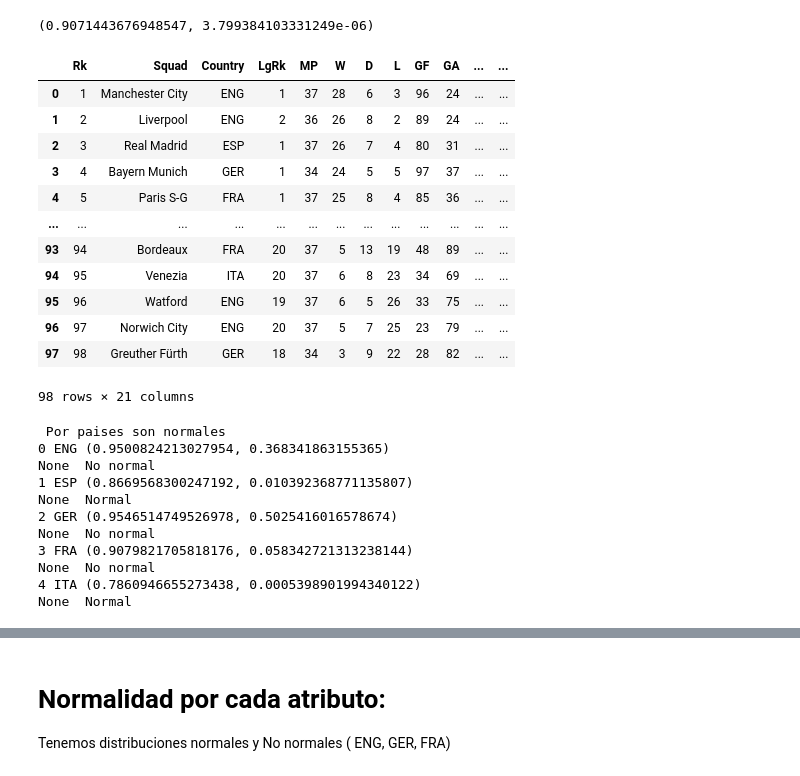
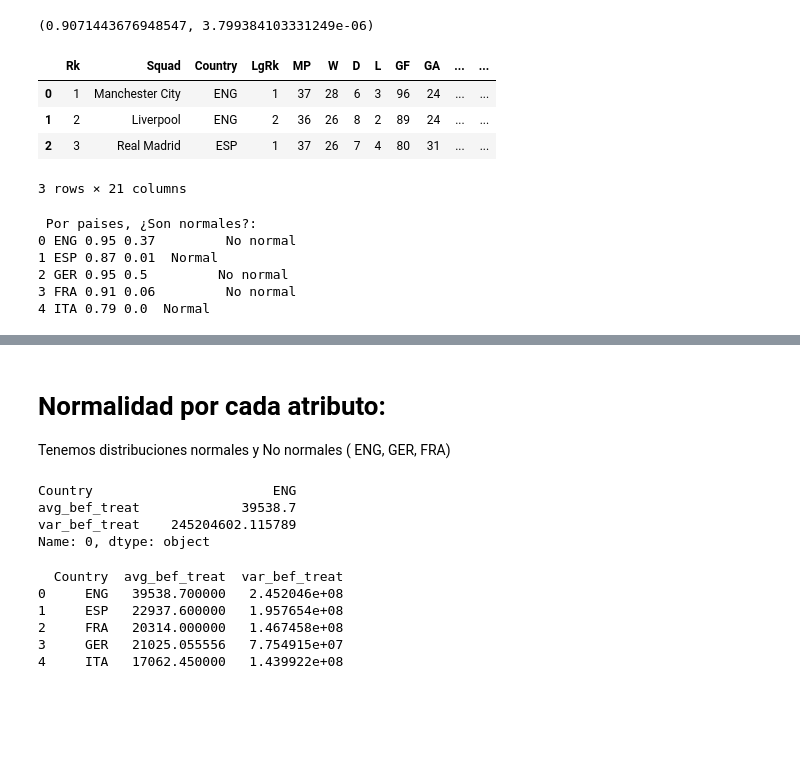
Before and after one commit to JMML2021/Tasca-M5-T01-Exercicis-d-Hipotesis-Testing., a Jupyter notebook: Tasca_M5_T01_Exercicis_d'Hipotesis_Testing.ipynb, the cells around one changed output, grey strips where cells are left out. Saved outputs shown, nothing was run; the diff lists cells and outputs as text; code cells hidden in the pictures; blank space fills up the shorter version.

```diff
--- a/Tasca_M5_T01_Exercicis_d'Hipotesis_Testing.ipynb
+++ b/Tasca_M5_T01_Exercicis_d'Hipotesis_Testing.ipynb
@@ -166,52 +166,64 @@ shapiro_test
 # %% [output]
 (0.9071443676948547, 3.799384103331249e-06)
 # %%
-df1
+df1[0:3]
 # %% [output]
 |  | Rk | Squad | Country | LgRk | MP | W | D | L | GF | GA | ... | ... |
 | 0 | 1 | Manchester City | ENG | 1 | 37 | 28 | 6 | 3 | 96 | 24 | ... | ... |
 | 1 | 2 | Liverpool | ENG | 2 | 36 | 26 | 8 | 2 | 89 | 24 | ... | ... |
 | 2 | 3 | Real Madrid | ESP | 1 | 37 | 26 | 7 | 4 | 80 | 31 | ... | ... |
-| 3 | 4 | Bayern Munich | GER | 1 | 34 | 24 | 5 | 5 | 97 | 37 | ... | ... |
-| 4 | 5 | Paris S-G | FRA | 1 | 37 | 25 | 8 | 4 | 85 | 36 | ... | ... |
-| ... | ... | ... | ... | ... | ... | ... | ... | ... | ... | ... | ... | ... |
-| 93 | 94 | Bordeaux | FRA | 20 | 37 | 5 | 13 | 19 | 48 | 89 | ... | ... |
-| 94 | 95 | Venezia | ITA | 20 | 37 | 6 | 8 | 23 | 34 | 69 | ... | ... |
-| 95 | 96 | Watford | ENG | 19 | 37 | 6 | 5 | 26 | 33 | 75 | ... | ... |
-| 96 | 97 | Norwich City | ENG | 20 | 37 | 5 | 7 | 25 | 23 | 79 | ... | ... |
-| 97 | 98 | Greuther Fürth | GER | 18 | 34 | 3 | 9 | 22 | 28 | 82 | ... | ... |
-98 rows × 21 columns
+3 rows × 21 columns
 # %%
 paises = df1['Country'].unique()
 paises
-print('\n Por paises son normales')
+print('\n Por paises, ¿Son normales?: ')
 for p,q in enumerate (paises):
   normalidadTest = df1[df1['Country'] == q]
   mediaAforoEstadio = normalidadTest['Attendance']
   shapiro_test = stats.shapiro(mediaAforoEstadio)
   if shapiro_test[1]>0.05:
-    print(print(p,q , shapiro_test), ' No normal')
+    print(p,q , round(shapiro_test[0],2), round(shapiro_test[1],2), '        No normal')
   else:
-    print(print(p,q , shapiro_test), ' Normal')
+    print(p,q , round(shapiro_test[0],2), round(shapiro_test[1],2), ' Normal')
 
   #print(p,q , shapiro_test)
   #print(p, q, shapiro_test(normalidadTest['Attendance']))
 
   #print(p, normalidadTest)
 # %% [output]
- Por paises son normales
-0 ENG (0.9500824213027954, 0.368341863155365)
-None  No normal
-1 ESP (0.8669568300247192, 0.010392368771135807)
-None  Normal
-2 GER (0.9546514749526978, 0.5025416016578674)
-None  No normal
-3 FRA (0.9079821705818176, 0.058342721313238144)
-None  No normal
-4 ITA (0.7860946655273438, 0.0005398901994340122)
-None  Normal
+ Por paises, ¿Son normales?:
+0 ENG 0.95 0.37         No normal
+1 ESP 0.87 0.01  Normal
+2 GER 0.95 0.5         No normal
+3 FRA 0.91 0.06         No normal
+4 ITA 0.79 0.0  Normal
 # %% [markdown]
 ![image.png](embedded-picture-1)
 # %% [markdown]
 # **Normalidad por cada atributo:**
 Tenemos distribuciones normales y No normales ( ENG, GER, FRA)
+# %%
+df_agg.iloc[0]
+# %% [output]
+Country                       ENG
+avg_bef_treat             39538.7
+var_bef_treat    245204602.115789
+Name: 0, dtype: object
+# %%
+df_agg = (
+    df1.groupby("Country")
+    .agg(
+        avg_bef_treat=("Attendance", "mean"),
+        var_bef_treat=("Attendance", "var"),
+            )
+    .reset_index()
+)
+
+print(df_agg)
+# %% [output]
+  Country  avg_bef_treat  var_bef_treat
+0     ENG   39538.700000   2.452046e+08
+1     ESP   22937.600000   1.957654e+08
+2     FRA   20314.000000   1.467458e+08
+3     GER   21025.055556   7.754915e+07
+4     ITA   17062.450000   1.439922e+08
```
Also changed, not shown: parts of 10 cells of this notebook.
